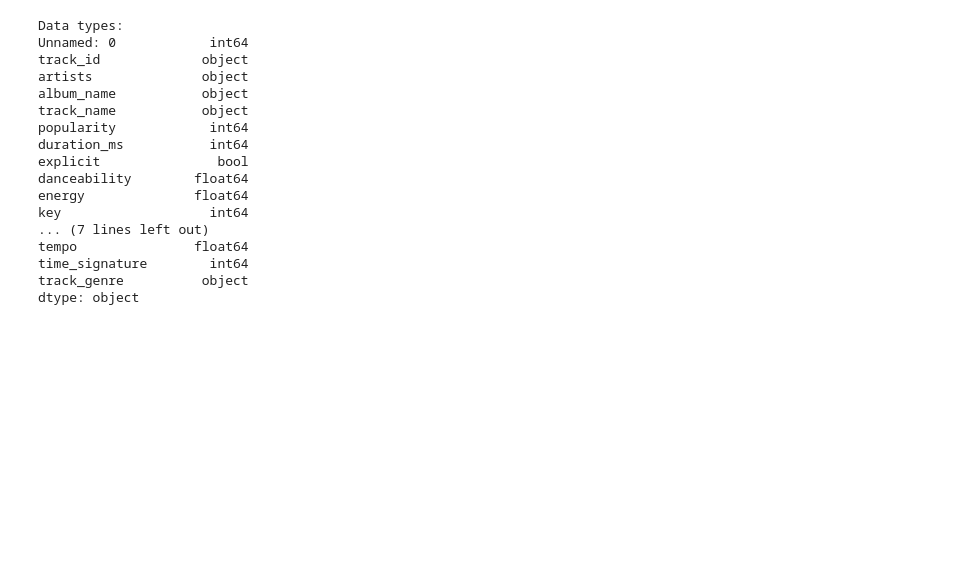
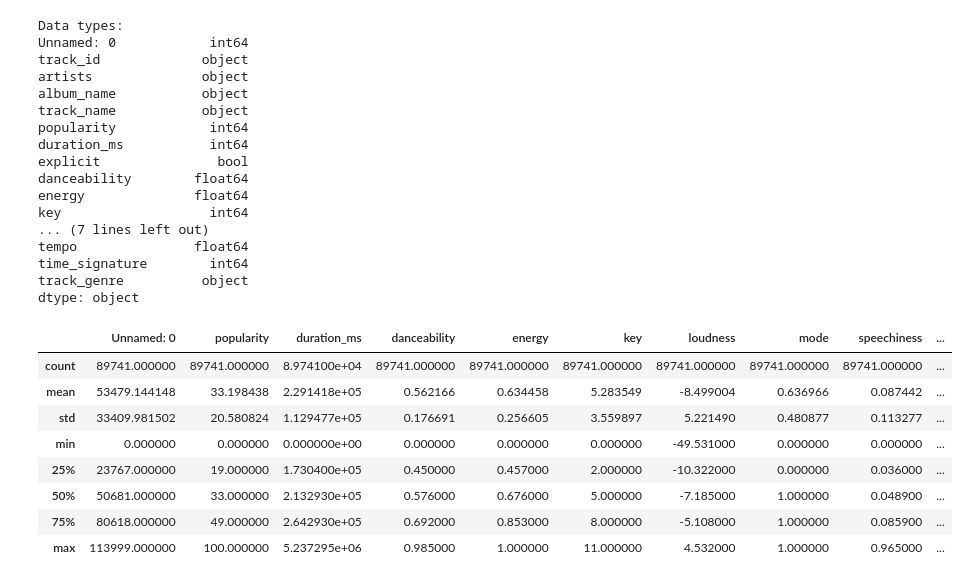
Before and after one commit to swathim251205/spotify-ml-music-insights, a Jupyter notebook: spotify-music-analytics.ipynb, the cells around one changed output. Saved outputs shown, nothing was run; the diff lists cells and outputs as text; code cells hidden in the pictures; blank space fills up the shorter version.

```diff
--- a/spotify-music-analytics.ipynb
+++ b/spotify-music-analytics.ipynb
@@ -99,3 +107,16 @@ tempo               float64
 time_signature        int64
 track_genre          object
 dtype: object
+# %%
+# Basic statistics
+df.describe()
+# %% [output]
+|  | Unnamed: 0 | popularity | duration_ms | danceability | energy | key | loudness | mode | speechiness | ... |
+| count | 89741.000000 | 89741.000000 | 8.974100e+04 | 89741.000000 | 89741.000000 | 89741.000000 | 89741.000000 | 89741.000000 | 89741.000000 | ... |
+| mean | 53479.144148 | 33.198438 | 2.291418e+05 | 0.562166 | 0.634458 | 5.283549 | -8.499004 | 0.636966 | 0.087442 | ... |
+| std | 33409.981502 | 20.580824 | 1.129477e+05 | 0.176691 | 0.256605 | 3.559897 | 5.221490 | 0.480877 | 0.113277 | ... |
+| min | 0.000000 | 0.000000 | 0.000000e+00 | 0.000000 | 0.000000 | 0.000000 | -49.531000 | 0.000000 | 0.000000 | ... |
+| 25% | 23767.000000 | 19.000000 | 1.730400e+05 | 0.450000 | 0.457000 | 2.000000 | -10.322000 | 0.000000 | 0.036000 | ... |
+| 50% | 50681.000000 | 33.000000 | 2.132930e+05 | 0.576000 | 0.676000 | 5.000000 | -7.185000 | 1.000000 | 0.048900 | ... |
+| 75% | 80618.000000 | 49.000000 | 2.642930e+05 | 0.692000 | 0.853000 | 8.000000 | -5.108000 | 1.000000 | 0.085900 | ... |
+| max | 113999.000000 | 100.000000 | 5.237295e+06 | 0.985000 | 1.000000 | 11.000000 | 4.532000 | 1.000000 | 0.965000 | ... |
```
Also changed, not shown: parts of 43 cells of this notebook.
